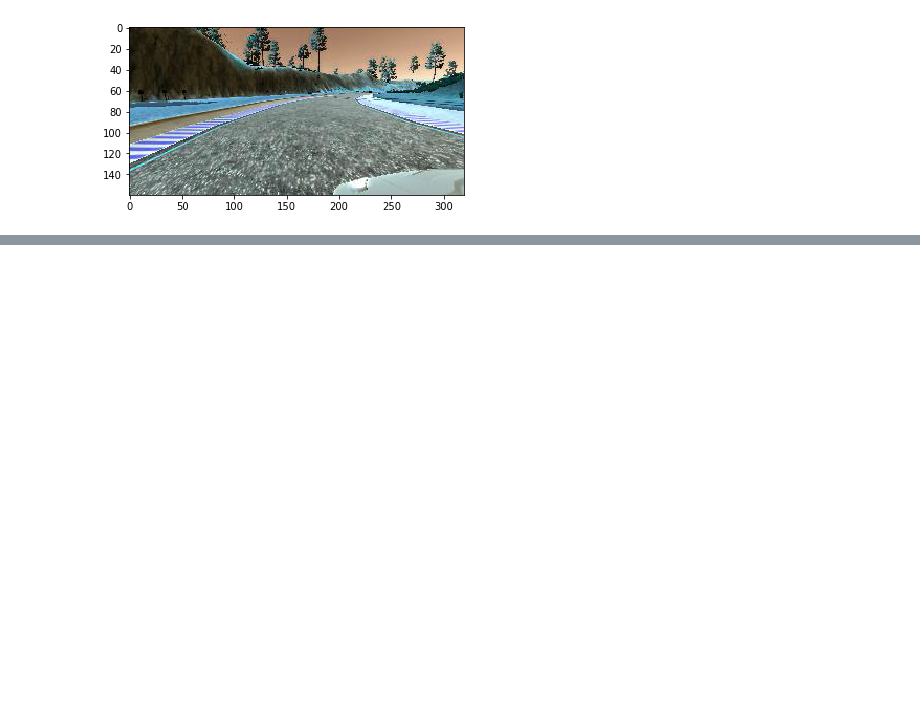
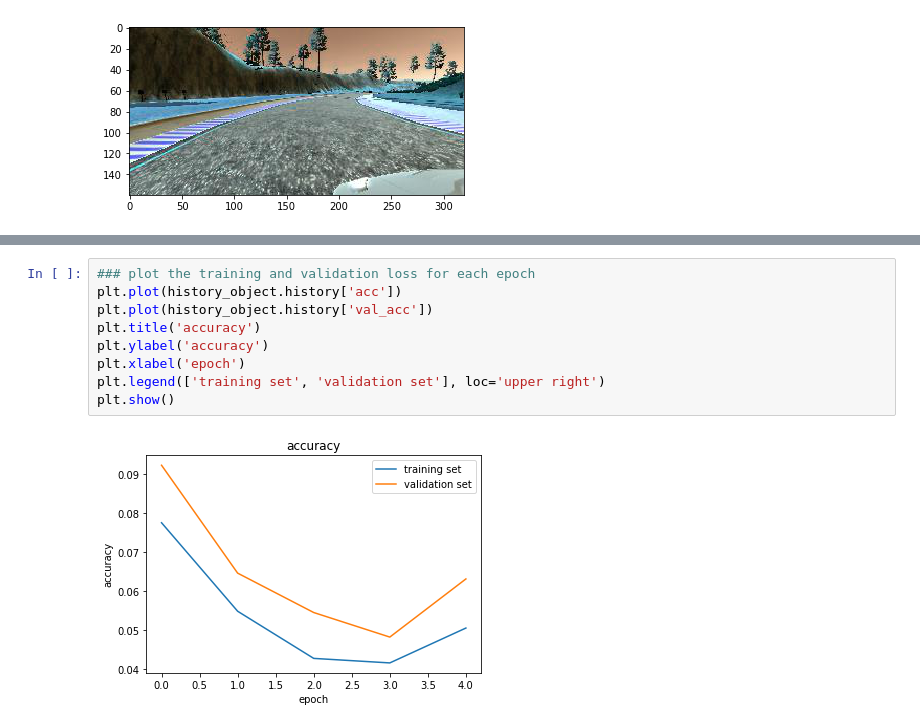
Before and after one commit to clockworkbits/CarND-Behavioral-Cloning-P3, a Jupyter notebook: Behavioral_cloning.ipynb, the cells around one changed output, grey strips where cells are left out. Saved outputs shown, nothing was run; the diff lists cells and outputs as text; blank space fills up the shorter version.

```diff
--- a/Behavioral_cloning.ipynb
+++ b/Behavioral_cloning.ipynb
@@ -114,0 +130,11 @@ Epoch 5/5
+# %%
+### plot the training and validation loss for each epoch
+plt.plot(history_object.history['acc'])
+plt.plot(history_object.history['val_acc'])
+plt.title('accuracy')
+plt.ylabel('accuracy')
+plt.xlabel('epoch')
+plt.legend(['training set', 'validation set'], loc='upper right')
+plt.show()
+# %% [output]
+[figure, added]
```
Also changed, not shown: parts of 2 cells of this notebook.
